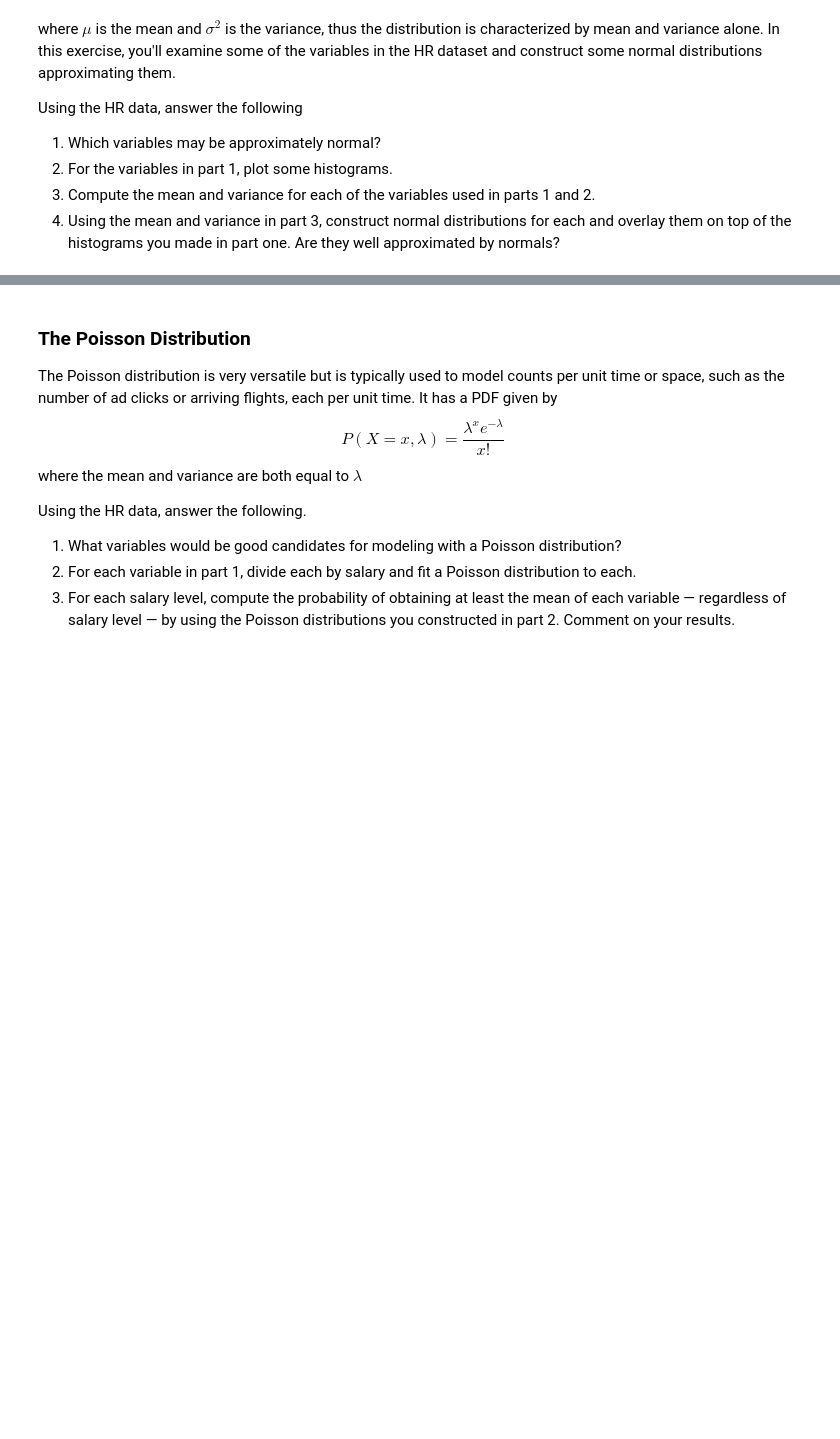
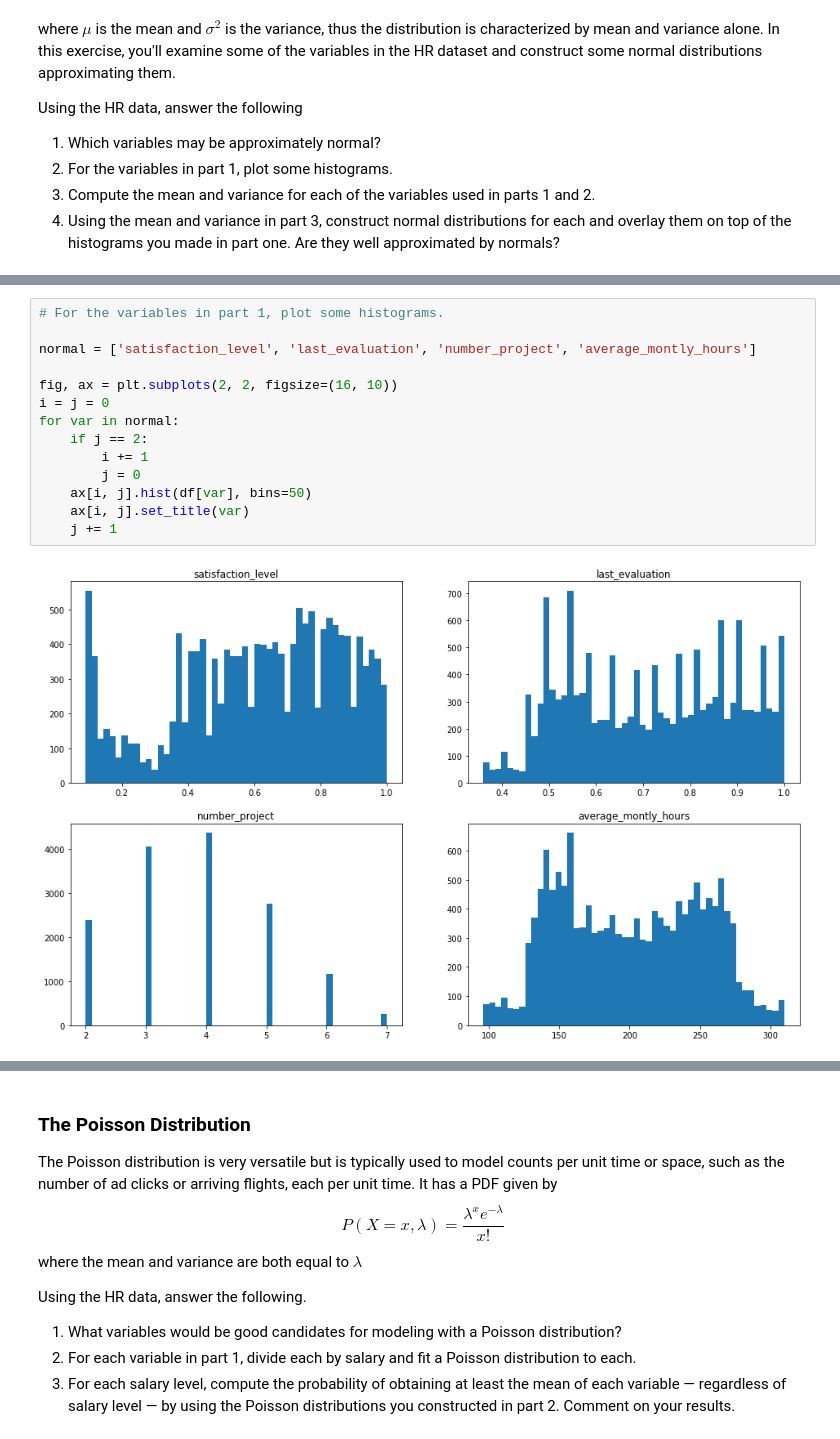
Before and after one commit to aleph314/K2, a Jupyter notebook: Statistical Inference/HR-Exercise.ipynb, the cells around one changed output, grey strips where cells are left out. Drawn from its saved outputs; the diff is of its cells as text; blank space fills up the shorter version.

```diff
--- a/Statistical Inference/HR-Exercise.ipynb
+++ b/Statistical Inference/HR-Exercise.ipynb
@@ -286,0 +369,16 @@ Using the HR data, answer the following
+# %%
+# For the variables in part 1, plot some histograms.
+
+normal = ['satisfaction_level', 'last_evaluation', 'number_project', 'average_montly_hours']
+
+fig, ax = plt.subplots(2, 2, figsize=(16, 10))
+i = j = 0
+for var in normal:
+    if j == 2:
+        i += 1
+        j = 0
+    ax[i, j].hist(df[var], bins=50)
+    ax[i, j].set_title(var)
+    j += 1
+# %% [output]
+[figure, added]
```
Also changed, not shown: parts of 39 cells of this notebook.
